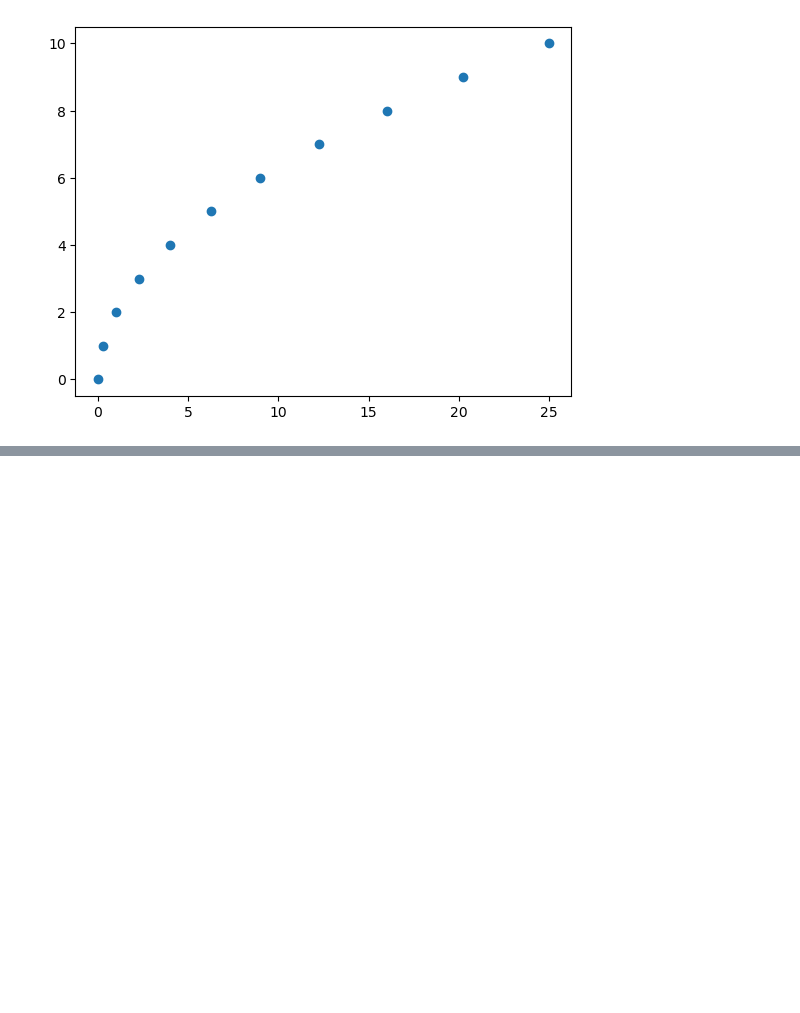
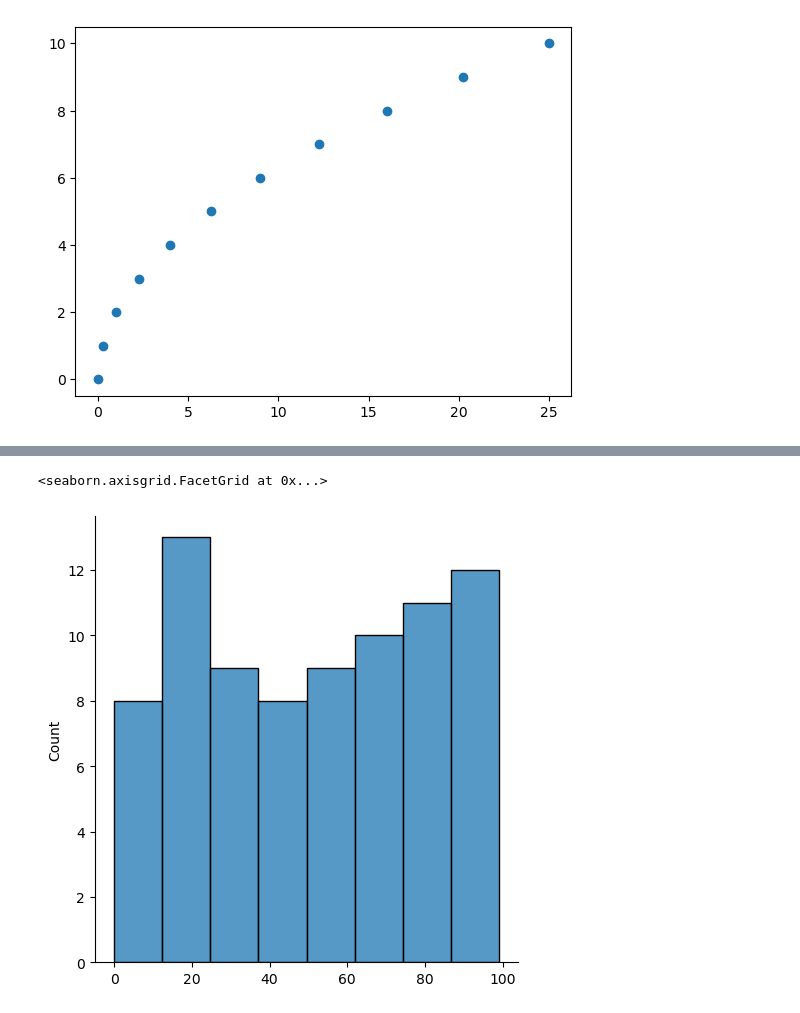
Before and after one commit to Limbu-Unish/Pandas_Content, a Jupyter notebook: Datavisualization_Finalized_dataset.ipynb, the cells around one changed output, grey strips where cells are left out. Cells and saved outputs as stored; diff of their text form; code cells hidden in the pictures; blank space fills up the shorter version.

Commit message:
Learning the concept of seaborn.

```diff
--- a/Datavisualization_Finalized_dataset.ipynb
+++ b/Datavisualization_Finalized_dataset.ipynb
@@ -82,0 +114,6 @@ plt.boxplot(data)
+# %%
+#distribution plot using sns
+sns.displot(data = data)
+# %% [output]
+<seaborn.axisgrid.FacetGrid at 0x...>
+[figure, added]
```
Also changed, not shown: parts of 6 cells of this notebook.
